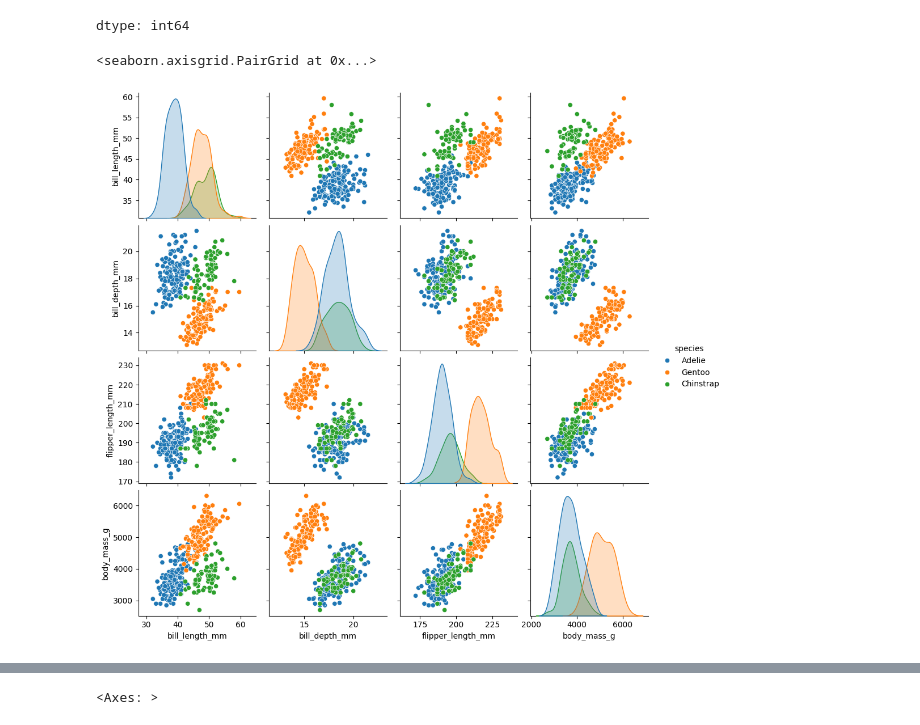
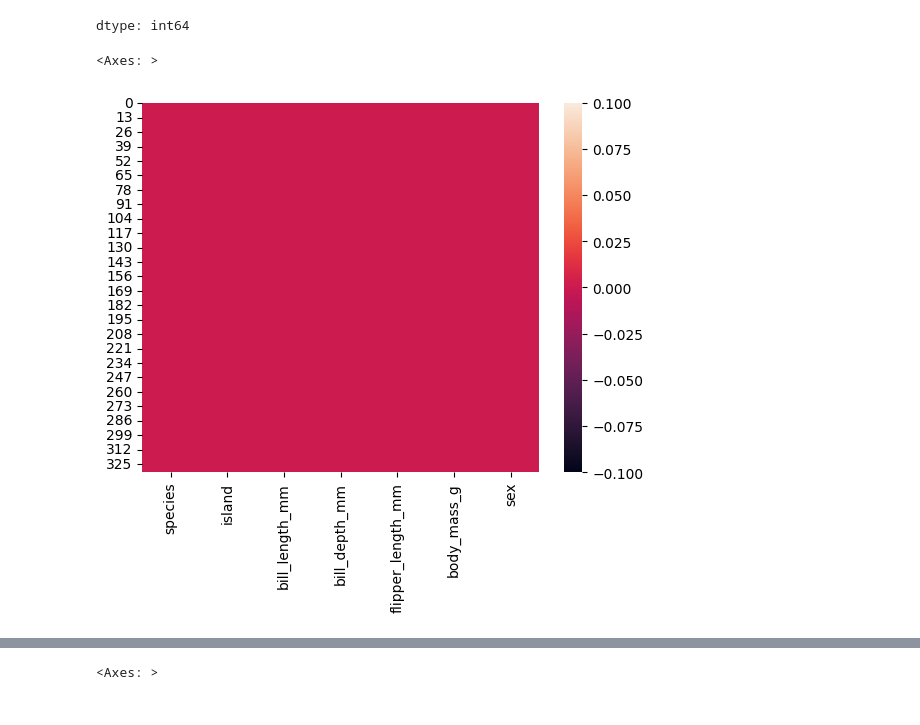
Before and after one commit to Fondaaaa/Templates, a Jupyter notebook: Template_classificazione.ipynb, the cells around one changed output, grey strips where cells are left out. Saved outputs shown, nothing was run; the diff lists cells and outputs as text; code cells hidden in the pictures.

```diff
--- a/Template_classificazione.ipynb
+++ b/Template_classificazione.ipynb
@@ -58,8 +58,8 @@ dtype: int64
 # %%
 import matplotlib.pyplot as plt
 import seaborn as sb
-
-sb.pairplot(df,hue="species")
-# %% [output]
-<seaborn.axisgrid.PairGrid at 0x...>
-[figure, removed]
+# %%
+sb.heatmap(df.isnull())
+# %% [output]
+<Axes: >
+[figure, added]
```
Also changed, not shown: parts of 4 cells of this notebook.
